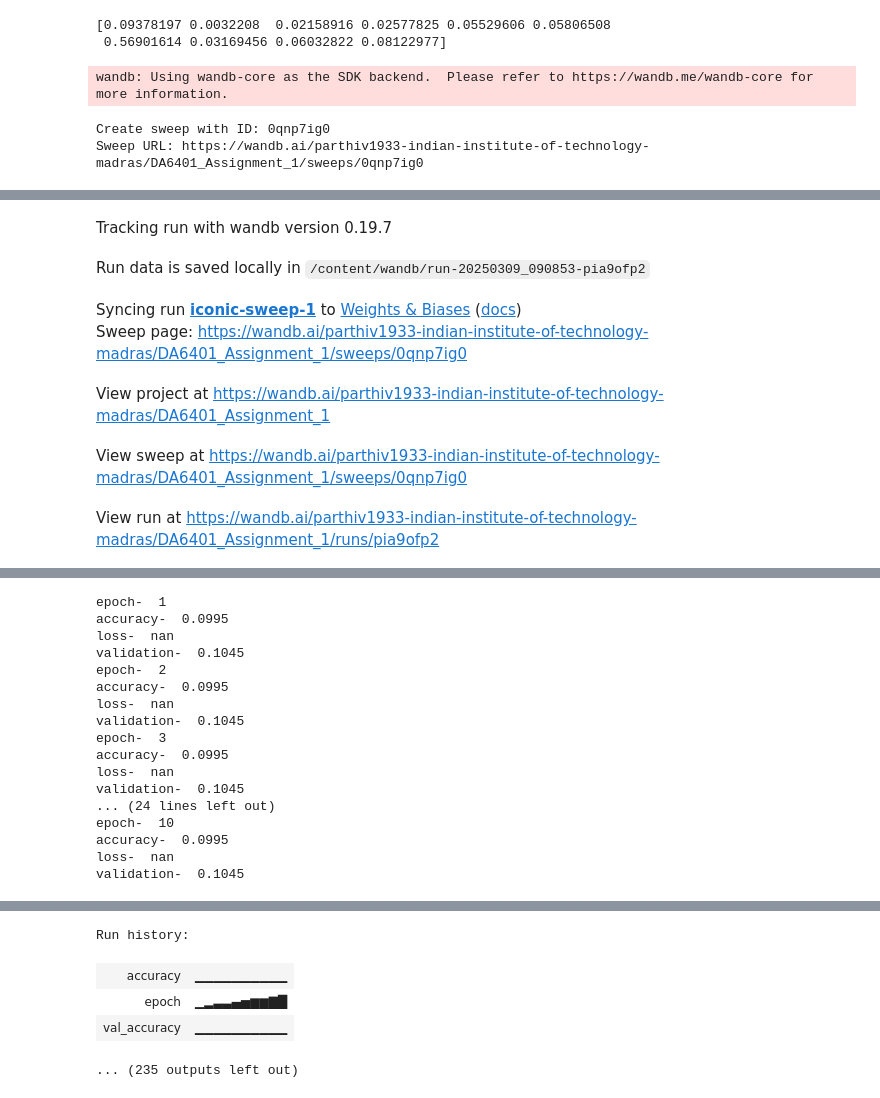
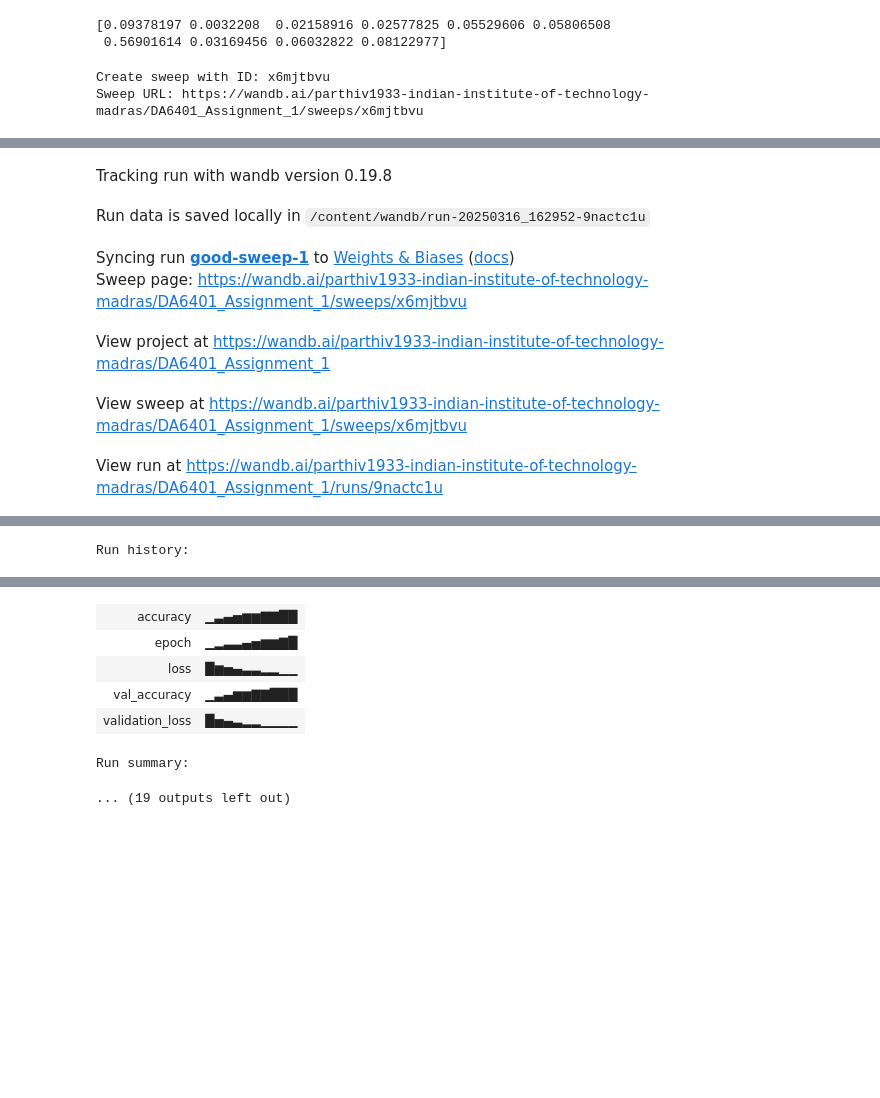
Before and after one commit to parthiv1933/DA6401_assignment_1, a Jupyter notebook: DA6401_Assignment_1.ipynb, the cells around one changed output, grey strips where cells are left out. Saved outputs shown, nothing was run; the diff lists cells and outputs as text; code cells hidden in the pictures; blank space fills up the shorter version.

```diff
--- a/DA6401_Assignment_1.ipynb
+++ b/DA6401_Assignment_1.ipynb
@@ -424,10 +414,37 @@ sweep_config = {
+# %%
+sweep_config = {
+    "method": "bayes",
+    "name": "Q8 MSE WandB sweep 2",
+    "metric": {"goal": "minimize", "name": "validation_loss"},
+    "parameters": {
+        "inpt_sz": {"values": [784]},
+        "oupt_sz": {"values": [10]},
+        "oupt_activation": {"values": ["softmax"]},
+        "dataset": {"values": ["fashion_mnist"]},
+        "loss_function": {"values": ["cross_entropy"]},
+        # "loss_function": {"values": ["mean_squared_error","cross_entropy"]},
+        "beta": {"values": [0.9]},
+        "beta1": {"values": [0.9]},
+        "beta2": {"values": [0.999]},
+        "neurons": {"values": [128]},
+        "hidden_lyrs": {"values": [4]},
+        "activation": {"values": ["tanh"]},
+        "learning_rate": {"values": [1e-3]},
+        "optimizer": {"values": ['nadam']},
+        "momentum": {"values": [ 0.9]},
+        "batch_sz": {"values": [16]},
+        "epochs": {"values": [10]},
+        "weight_initialisation": {"values": ["xavier"]},
+        "decay": {"values": [0.0005]},
+        "epsilon": {"values": [1e-10]},
+    }
+}
 # %%
 sweep_id = wandb.sweep(sweep_config, project="DA6401_Assignment_1")
 # %% [output]
-wandb: Using wandb-core as the SDK backend.  Please refer to https://wandb.me/wandb-core for more information.
+Create sweep with ID: x6mjtbvu
+Sweep URL: https://wandb.ai/parthiv1933-indian-institute-of-technology-madras/DA6401_Assignment_1/sweeps/x6mjtbvu
-Create sweep with ID: 0qnp7ig0
-Sweep URL: https://wandb.ai/parthiv1933-indian-institute-of-technology-madras/DA6401_Assignment_1/sweeps/0qnp7ig0
 # %%
-wandb.agent(sweep_id, function=train, count=100)
+wandb.agent(sweep_id, function=train, count=2)
 wandb.finish()
 # %% [output]
@@ -451,7 +471,7 @@ wandb: Currently logged in as: parthiv1933 (parthiv1933-indian-institute-of-tech
-Tracking run with wandb version 0.19.7
+Tracking run with wandb version 0.19.8
-Run data is saved locally in /content/wandb/run-20250309_090853-pia9ofp2
+Run data is saved locally in /content/wandb/run-20250316_162952-9nactc1u
-Syncing run iconic-sweep-1 to Weights & Biases (docs)
-Sweep page: https://wandb.ai/parthiv1933-indian-institute-of-technology-madras/DA6401_Assignment_1/sweeps/0qnp7ig0
+Syncing run good-sweep-1 to Weights & Biases (docs)
+Sweep page: https://wandb.ai/parthiv1933-indian-institute-of-technology-madras/DA6401_Assignment_1/sweeps/x6mjtbvu
 View project at https://wandb.ai/parthiv1933-indian-institute-of-technology-madras/DA6401_Assignment_1
-View sweep at https://wandb.ai/parthiv1933-indian-institute-of-technology-madras/DA6401_Assignment_1/sweeps/0qnp7ig0
+View sweep at https://wandb.ai/parthiv1933-indian-institute-of-technology-madras/DA6401_Assignment_1/sweeps/x6mjtbvu
-View run at https://wandb.ai/parthiv1933-indian-institute-of-technology-madras/DA6401_Assignment_1/runs/pia9ofp2
+View run at https://wandb.ai/parthiv1933-indian-institute-of-technology-madras/DA6401_Assignment_1/runs/9nactc1u
@@ -467,17 +496 @@ Initial Accuracy: 0.08903333333333334
-epoch-  1
-accuracy-  0.0995
-loss-  nan
-validation-  0.1045
-epoch-  2
-accuracy-  0.0995
-loss-  nan
-validation-  0.1045
-epoch-  3
-accuracy-  0.0995
-loss-  nan
-validation-  0.1045
-... (24 lines left out)
-epoch-  10
-accuracy-  0.0995
-loss-  nan
-validation-  0.1045
+Run history:
@@ -485,5 +497,7 @@ validation-  0.1045
+| accuracy | ▁▃▄▅▆▆▇▇██ |
+| epoch | ▁▂▃▃▄▅▆▆▇█ |
+| loss | █▆▅▄▃▃▂▂▁▁ |
+| val_accuracy | ▁▃▄▆▆▇▇███ |
+| validation_loss | █▅▄▃▂▂▁▁▁▁ |
-Run history:
+Run summary:
-| accuracy | ▁▁▁▁▁▁▁▁▁▁ |
-| epoch | ▁▂▃▃▄▅▆▆▇█ |
-| val_accuracy | ▁▁▁▁▁▁▁▁▁▁ |
-... (235 outputs left out)
+... (19 outputs left out)
```
Also changed, not shown: parts of 8 cells of this notebook.
